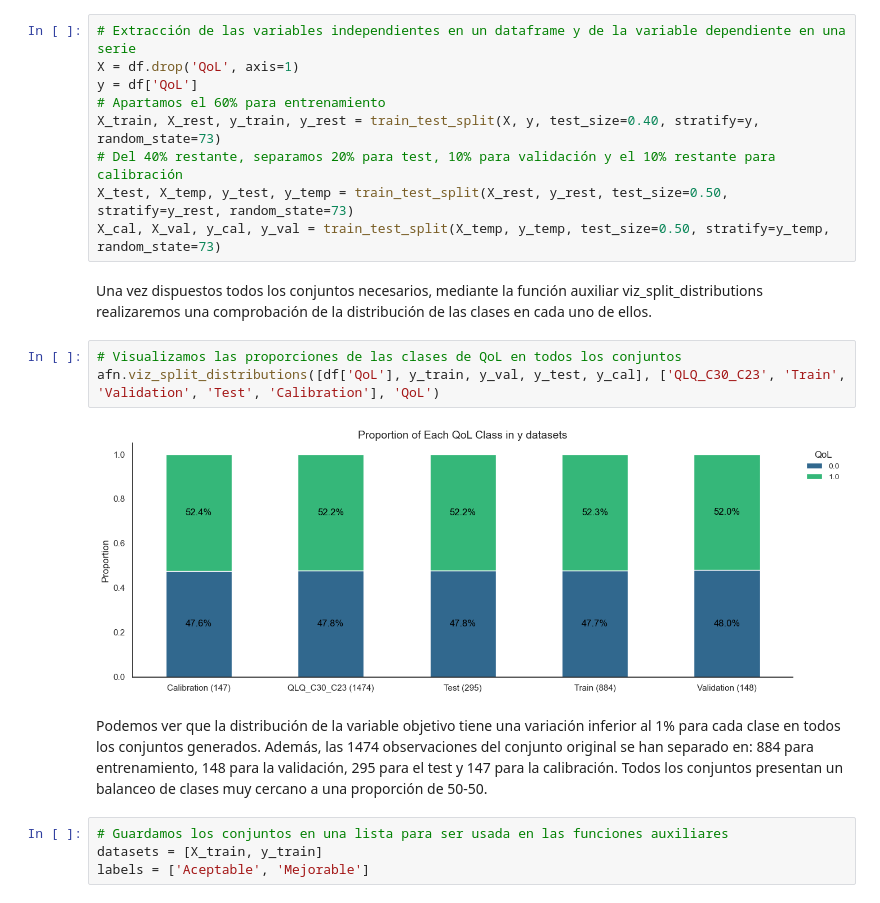
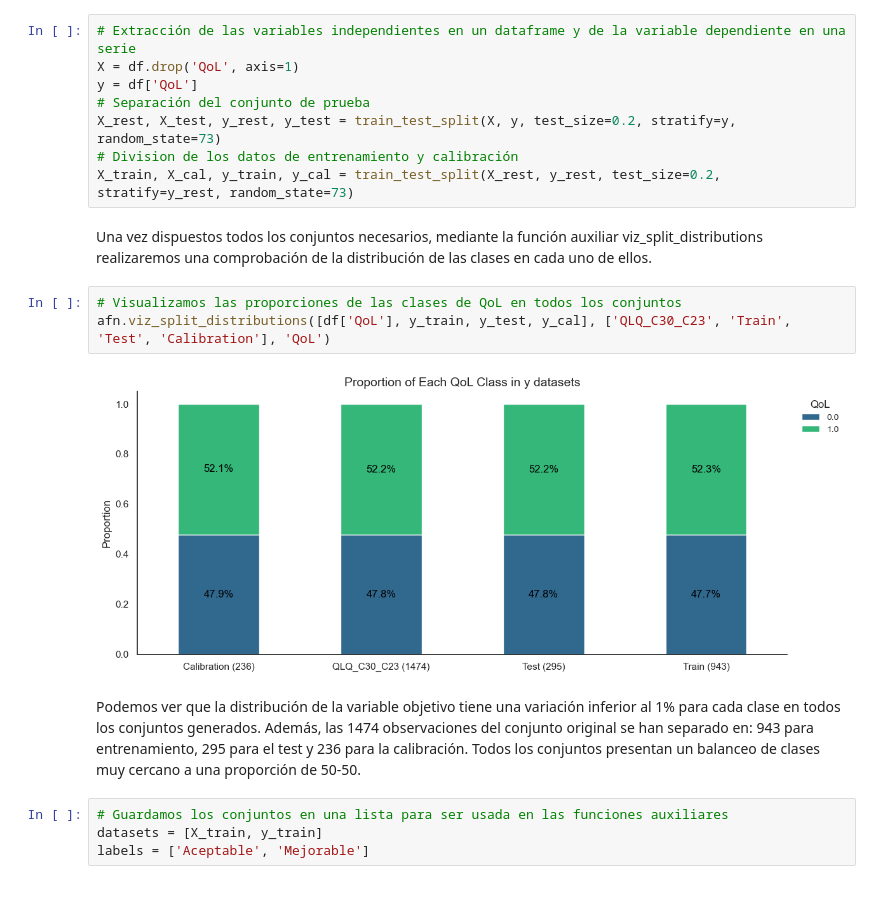
Before and after one commit to ppimas-uoc/TFG---Inteligencia-Artificial, a Jupyter notebook: Fase 2/2.2_Modelado_binario.ipynb, the cells around one changed output. Saved outputs shown, nothing was run; the diff lists cells and outputs as text.

```diff
--- a/Fase 2/2.2_Modelado_binario.ipynb
+++ b/Fase 2/2.2_Modelado_binario.ipynb
@@ -165,20 +162,19 @@ De esta manera, la división será de 60-20-10-10 para entrenamiento, prueba, va
 # Extracción de las variables independientes en un dataframe y de la variable dependiente en una serie
 X = df.drop('QoL', axis=1)
 y = df['QoL']
-# Apartamos el 60% para entrenamiento
-X_train, X_rest, y_train, y_rest = train_test_split(X, y, test_size=0.40, stratify=y, random_state=73)
-# Del 40% restante, separamos 20% para test, 10% para validación y el 10% restante para calibración
-X_test, X_temp, y_test, y_temp = train_test_split(X_rest, y_rest, test_size=0.50, stratify=y_rest, random_state=73)
-X_cal, X_val, y_cal, y_val = train_test_split(X_temp, y_temp, test_size=0.50, stratify=y_temp, random_state=73)
+# Separación del conjunto de prueba
+X_rest, X_test, y_rest, y_test = train_test_split(X, y, test_size=0.2, stratify=y, random_state=73)
+# Division de los datos de entrenamiento y calibración
+X_train, X_cal, y_train, y_cal = train_test_split(X_rest, y_rest, test_size=0.2, stratify=y_rest, random_state=73)
 # %% [markdown]
 Una vez dispuestos todos los conjuntos necesarios, mediante la función auxiliar viz_split_distributions realizaremos una comprobación de la distribución de las clases en cada uno de ellos.
 # %%
 # Visualizamos las proporciones de las clases de QoL en todos los conjuntos
-afn.viz_split_distributions([df['QoL'], y_train, y_val, y_test, y_cal], ['QLQ_C30_C23', 'Train', 'Validation', 'Test', 'Calibration'], 'QoL')
+afn.viz_split_distributions([df['QoL'], y_train, y_test, y_cal], ['QLQ_C30_C23', 'Train', 'Test', 'Calibration'], 'QoL')
 # %% [output]
-[figure, old version]
+[figure, new version]
 # %% [markdown]
-Podemos ver que la distribución de la variable objetivo tiene una variación inferior al 1% para cada clase en todos los conjuntos generados. Además, las 1474 observaciones del conjunto original se han separado en: 884 para entrenamiento, 148 para la validación, 295 para el test y 147 para la calibración. Todos los conjuntos presentan un balanceo de clases muy cercano a una proporción de 50-50.
+Podemos ver que la distribución de la variable objetivo tiene una variación inferior al 1% para cada clase en todos los conjuntos generados. Además, las 1474 observaciones del conjunto original se han separado en: 943 para entrenamiento, 295 para el test y 236 para la calibración. Todos los conjuntos presentan un balanceo de clases muy cercano a una proporción de 50-50.
 # %%
 # Guardamos los conjuntos en una lista para ser usada en las funciones auxiliares
 datasets = [X_train, y_train]
```
Also changed, not shown: parts of 80 cells of this notebook, 9 other files.
